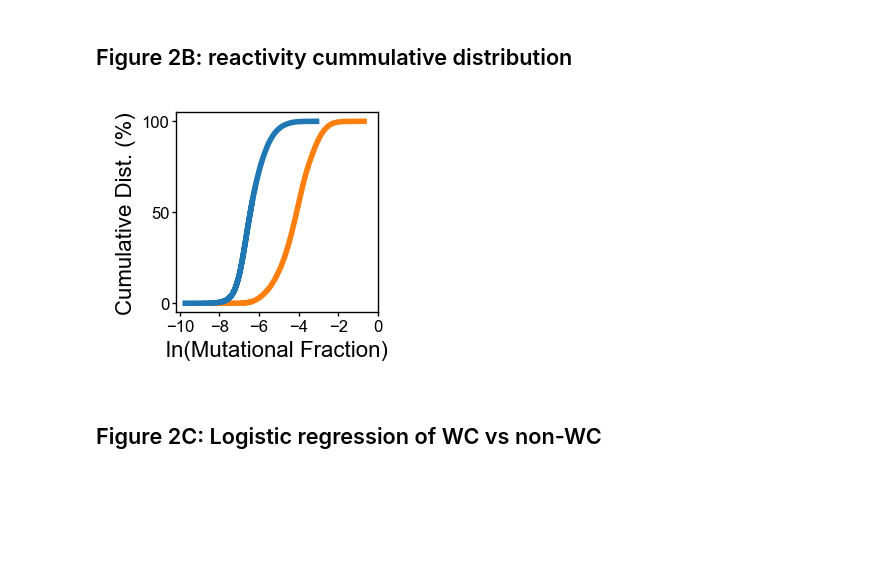
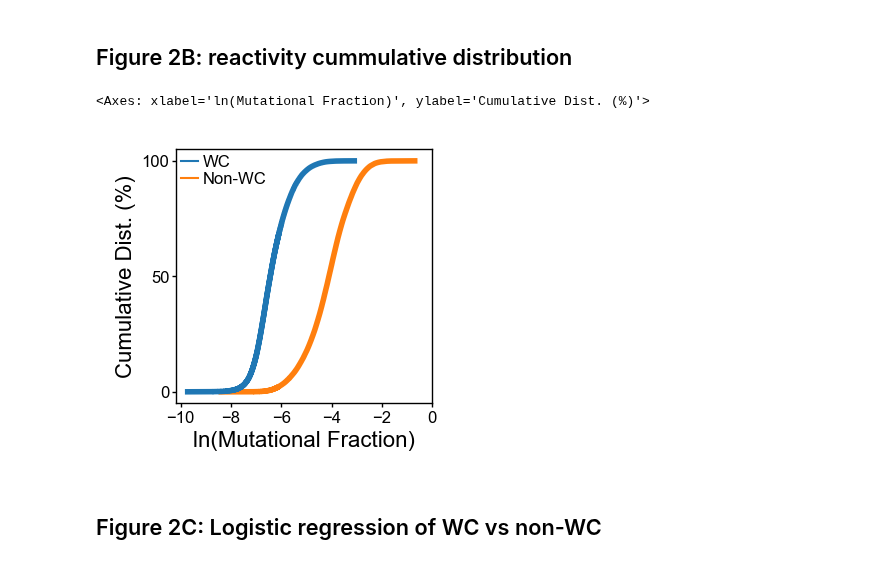
Before and after one commit to YesselmanLabPublications/2025_char_3d_struct_features, a Jupyter notebook: notebooks/figures/figure_2.ipynb, the cells around one changed output. Drawn from its saved outputs; the diff is of its cells as text; code cells hidden in the pictures; blank space fills up the shorter version.

```diff
--- a/notebooks/figures/figure_2.ipynb
+++ b/notebooks/figures/figure_2.ipynb
@@ -32,6 +32,28 @@ df["ln_r_data"] = np.log(df["r_data"])
 # %%
 # for this figure we want to label all WC as WC
 df["r_type_simple"] = df["r_type"].replace("Flank-WC", "WC")
+# %%
+def add_legend(ax, labels, loc="upper right"):
+    handles = []
+    colors = plt.rcParams["axes.prop_cycle"].by_key()["color"]
+    for label, color in zip(labels, colors):
+        patch = mlines.Line2D([], [], color=color, lw=0.90, label=label)
+        handles.append(patch)
+    arial_font = {"family": "Arial", "size": 6}
+
+    legend = ax.legend(
+        handles=handles,
+        frameon=False,
+        loc=loc,
+        handlelength=1.0,
+        handleheight=0.5,
+        handletextpad=0.30,
+        borderaxespad=-0.10,  # as close as possible to axes
+        prop=arial_font,
+        labelspacing=0.15,  # reduce space between lines in legend
+    )
+
+    return legend
 # %% [markdown]
 # Plots
 # %% [markdown]
@@ -65,23 +87,25 @@ plt.savefig("pngs/figure_2a.png", dpi=600)
 # %%
 def plot_figure_2b(df, ax):
     df.sort_values("r_type", inplace=True, ascending=True)
     colors = {"WC": "tab:blue", "NON-WC": "tab:orange"}
     # Loop through each unique r_type to plot the cumulative distribution
     for r_type, group_data in df.groupby("r_type_simple"):
         sorted_data = np.sort(group_data["ln_r_data"])
         cdf = np.arange(1, len(sorted_data) + 1) / len(sorted_data) * 100
         ax.plot(sorted_data, cdf, label=r_type, lw=2, color=colors[r_type])
     ax.set_ylabel("Cumulative Dist. (%)", labelpad=2)
     ax.set_xlabel("ln(Mutational Fraction)", labelpad=2)
     ax.set_xticks([-10, -8, -6, -4, -2, 0])
+    add_legend(ax, ["WC", "Non-WC"], loc="upper left")
     publication_style_ax(ax)
     return ax
+
+
+fig, ax = plt.subplots(figsize=(1.65, 1.65), dpi=200)
+plot_figure_2b(df, ax)
+# %% [output]
+<Axes: xlabel='ln(Mutational Fraction)', ylabel='Cumulative Dist. (%)'>
+[figure, added]
-# %%
-fig, ax = plt.subplots(figsize=(1.3, 1.3), dpi=200)
-plot_figure_2b(df, ax)
-plt.savefig("pngs/figure_2b.png", dpi=600)
-# %% [output]
-[figure, removed]
 # %% [markdown]
 ## Figure 2C: Logistic regression of WC vs non-WC
 # %%
```
Also changed, not shown: parts of 10 cells of this notebook, 5 other files.
